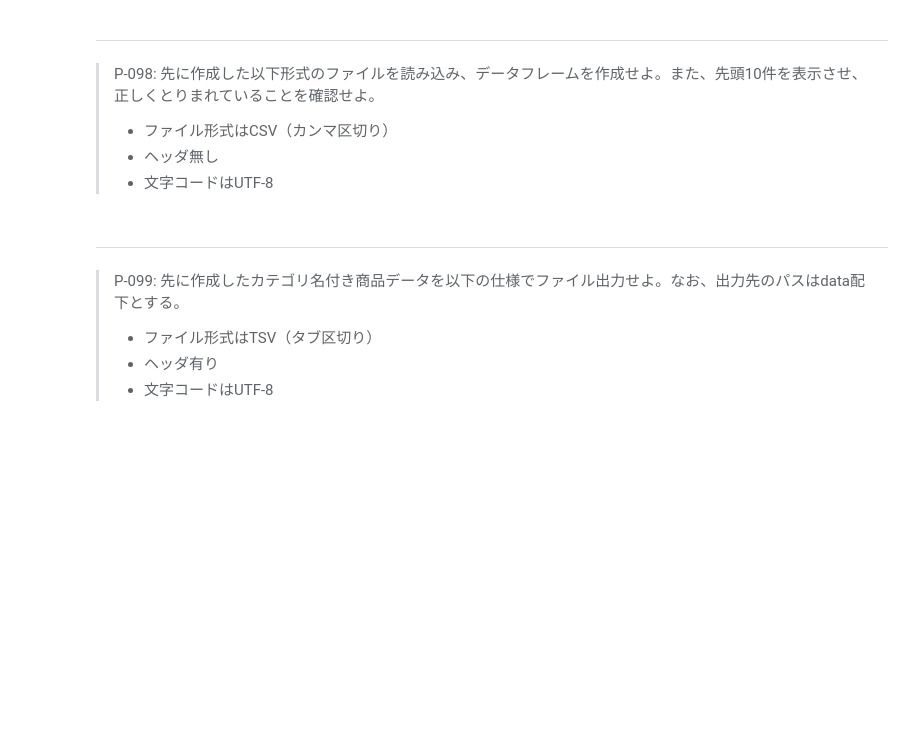
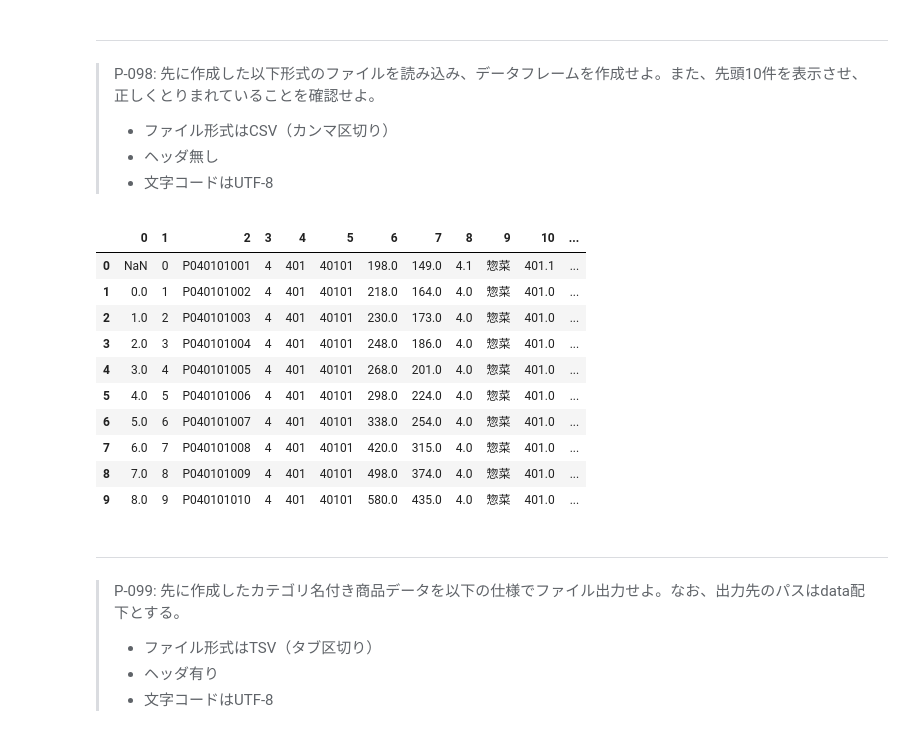
Before and after one commit to skyeanka/100knocks-preprocess, a Jupyter notebook: docker/work/preprocess_knock_Python.ipynb, the cells around one changed output. Drawn from its saved outputs; the diff is of its cells as text; code cells hidden in the pictures; blank space fills up the shorter version.

```diff
--- a/docker/work/preprocess_knock_Python.ipynb
+++ b/docker/work/preprocess_knock_Python.ipynb
@@ -1570,6 +1652,21 @@ tmp_df=pd.merge(df_customer_1, df_store, left_on='application_store_cd', right_o
 > - ファイル形式はCSV（カンマ区切り）
 > - ヘッダ無し
 > - 文字コードはUTF-8
+# %%
+df_tmp=pd.read_csv( 'data/df094.csv', header=None)
+df_tmp.head(10)
+# %% [output]
+|  | 0 | 1 | 2 | 3 | 4 | 5 | 6 | 7 | 8 | 9 | 10 | ... |
+| 0 | NaN | 0 | P040101001 | 4 | 401 | 40101 | 198.0 | 149.0 | 4.1 | 惣菜 | 401.1 | ... |
+| 1 | 0.0 | 1 | P040101002 | 4 | 401 | 40101 | 218.0 | 164.0 | 4.0 | 惣菜 | 401.0 | ... |
+| 2 | 1.0 | 2 | P040101003 | 4 | 401 | 40101 | 230.0 | 173.0 | 4.0 | 惣菜 | 401.0 | ... |
+| 3 | 2.0 | 3 | P040101004 | 4 | 401 | 40101 | 248.0 | 186.0 | 4.0 | 惣菜 | 401.0 | ... |
+| 4 | 3.0 | 4 | P040101005 | 4 | 401 | 40101 | 268.0 | 201.0 | 4.0 | 惣菜 | 401.0 | ... |
+| 5 | 4.0 | 5 | P040101006 | 4 | 401 | 40101 | 298.0 | 224.0 | 4.0 | 惣菜 | 401.0 | ... |
+| 6 | 5.0 | 6 | P040101007 | 4 | 401 | 40101 | 338.0 | 254.0 | 4.0 | 惣菜 | 401.0 | ... |
+| 7 | 6.0 | 7 | P040101008 | 4 | 401 | 40101 | 420.0 | 315.0 | 4.0 | 惣菜 | 401.0 | ... |
+| 8 | 7.0 | 8 | P040101009 | 4 | 401 | 40101 | 498.0 | 374.0 | 4.0 | 惣菜 | 401.0 | ... |
+| 9 | 8.0 | 9 | P040101010 | 4 | 401 | 40101 | 580.0 | 435.0 | 4.0 | 惣菜 | 401.0 | ... |
 # %% [markdown]
 ---
 > P-099: 先に作成したカテゴリ名付き商品データを以下の仕様でファイル出力せよ。なお、出力先のパスはdata配下とする。
```
Also changed, not shown: parts of 13 cells of this notebook, 2 other files.
